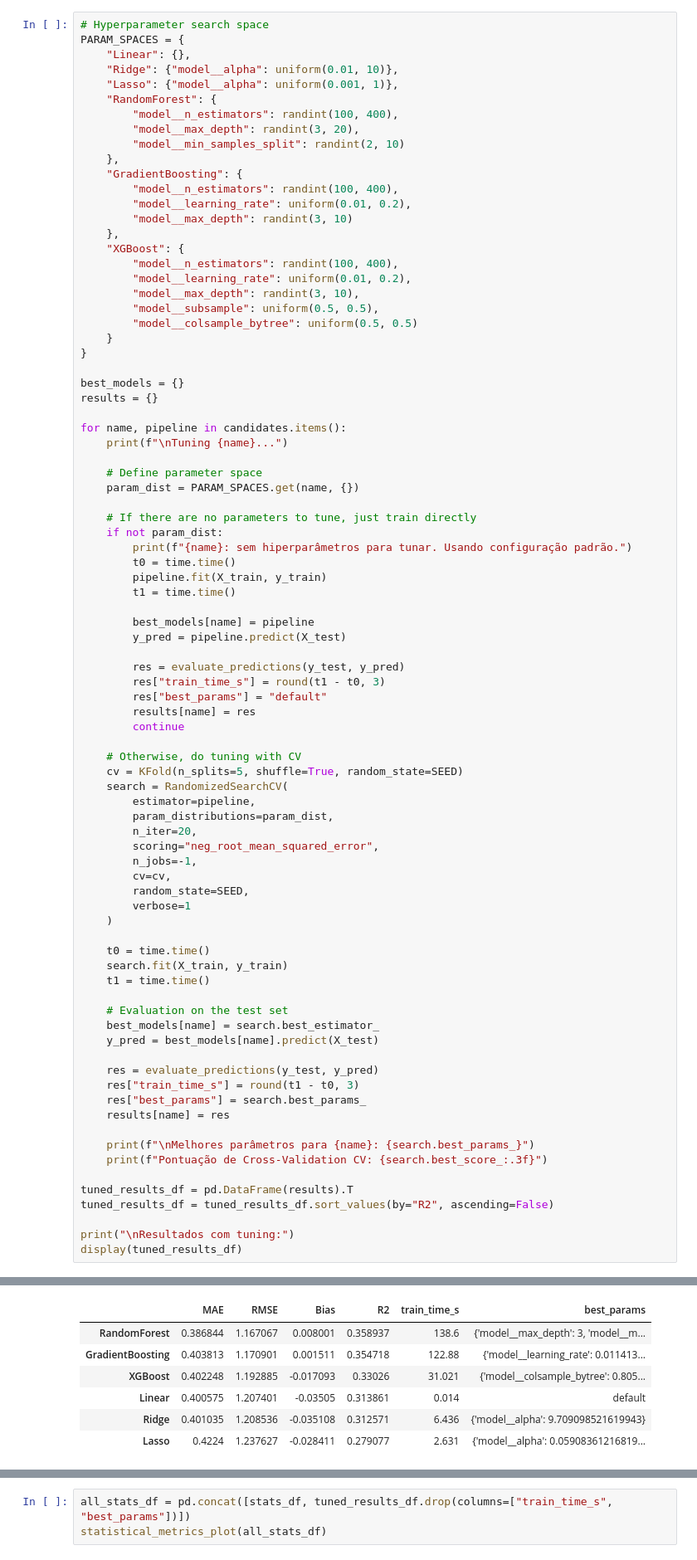
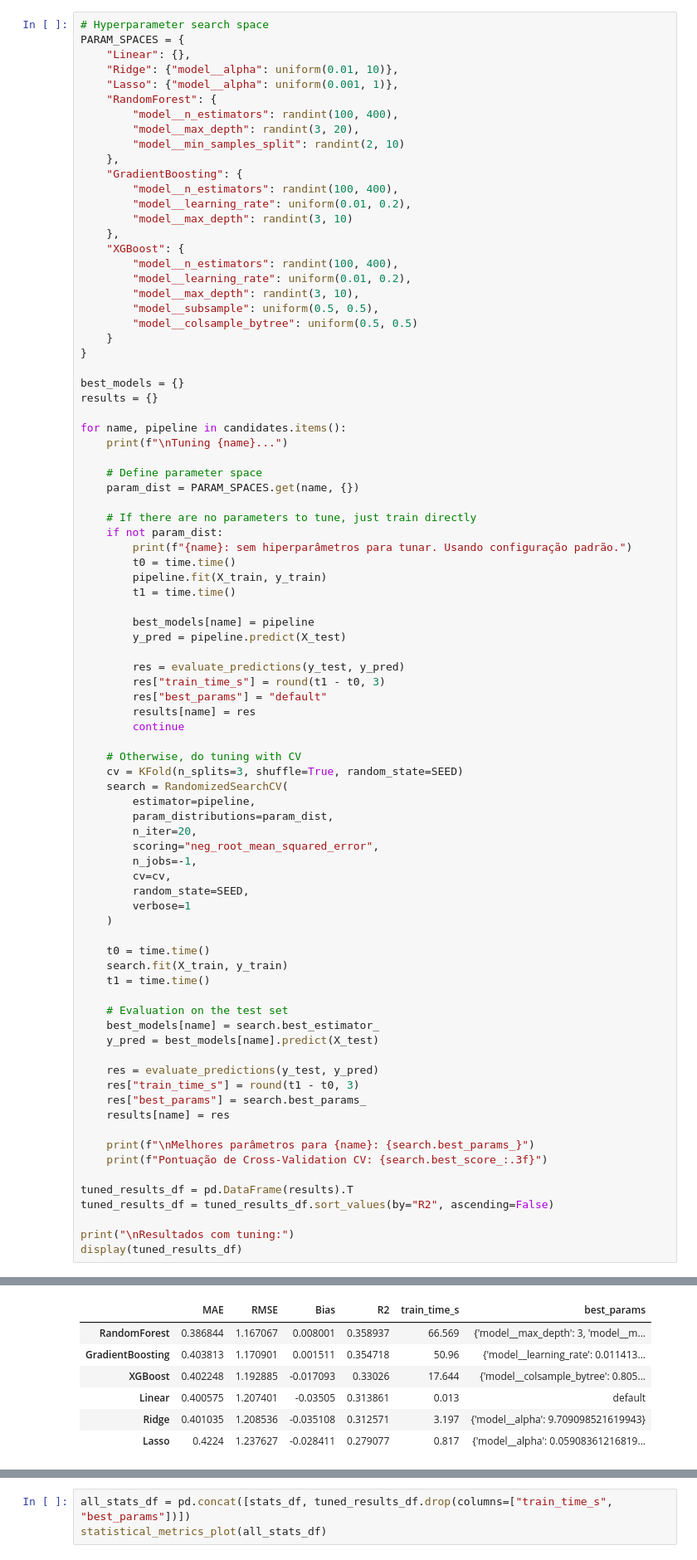
Before and after one commit to marcolinomsn/machine_learning, a Jupyter notebook: Machine_Learning_&_Analytics_(40530010055_202509).ipynb, the cells around one changed output, grey strips where cells are left out. Shown at 83% size. Drawn from its saved outputs; the diff is of its cells as text.

```diff
--- a/Machine_Learning_&_Analytics_(40530010055_202509).ipynb
+++ b/Machine_Learning_&_Analytics_(40530010055_202509).ipynb
@@ -538,7 +541,7 @@ for name, pipeline in candidates.items():
         continue
 
     # Otherwise, do tuning with CV
-    cv = KFold(n_splits=5, shuffle=True, random_state=SEED)
+    cv = KFold(n_splits=3, shuffle=True, random_state=SEED)
     search = RandomizedSearchCV(
         estimator=pipeline,
         param_distributions=param_dist,
@@ -590,12 +593,12 @@ Pontuação de Cross-Validation CV: -0.984
 
 Resultados com tuning:
 |  | MAE | RMSE | Bias | R2 | train_time_s | best_params |
-| RandomForest | 0.386844 | 1.167067 | 0.008001 | 0.358937 | 138.6 | {'model__max_depth': 3, 'model__m... |
-| GradientBoosting | 0.403813 | 1.170901 | 0.001511 | 0.354718 | 122.88 | {'model__learning_rate': 0.011413... |
-| XGBoost | 0.402248 | 1.192885 | -0.017093 | 0.33026 | 31.021 | {'model__colsample_bytree': 0.805... |
-| Linear | 0.400575 | 1.207401 | -0.03505 | 0.313861 | 0.014 | default |
-| Ridge | 0.401035 | 1.208536 | -0.035108 | 0.312571 | 6.436 | {'model__alpha': 9.709098521619943} |
-| Lasso | 0.4224 | 1.237627 | -0.028411 | 0.279077 | 2.631 | {'model__alpha': 0.05908361216819... |
+| RandomForest | 0.386844 | 1.167067 | 0.008001 | 0.358937 | 66.569 | {'model__max_depth': 3, 'model__m... |
+| GradientBoosting | 0.403813 | 1.170901 | 0.001511 | 0.354718 | 50.96 | {'model__learning_rate': 0.011413... |
+| XGBoost | 0.402248 | 1.192885 | -0.017093 | 0.33026 | 17.644 | {'model__colsample_bytree': 0.805... |
+| Linear | 0.400575 | 1.207401 | -0.03505 | 0.313861 | 0.013 | default |
+| Ridge | 0.401035 | 1.208536 | -0.035108 | 0.312571 | 3.197 | {'model__alpha': 9.709098521619943} |
+| Lasso | 0.4224 | 1.237627 | -0.028411 | 0.279077 | 0.817 | {'model__alpha': 0.05908361216819... |
 # %% [markdown]
 ## 9.1 - Análise dos resultados:
 
```
Also changed, not shown: parts of 3 cells of this notebook.
